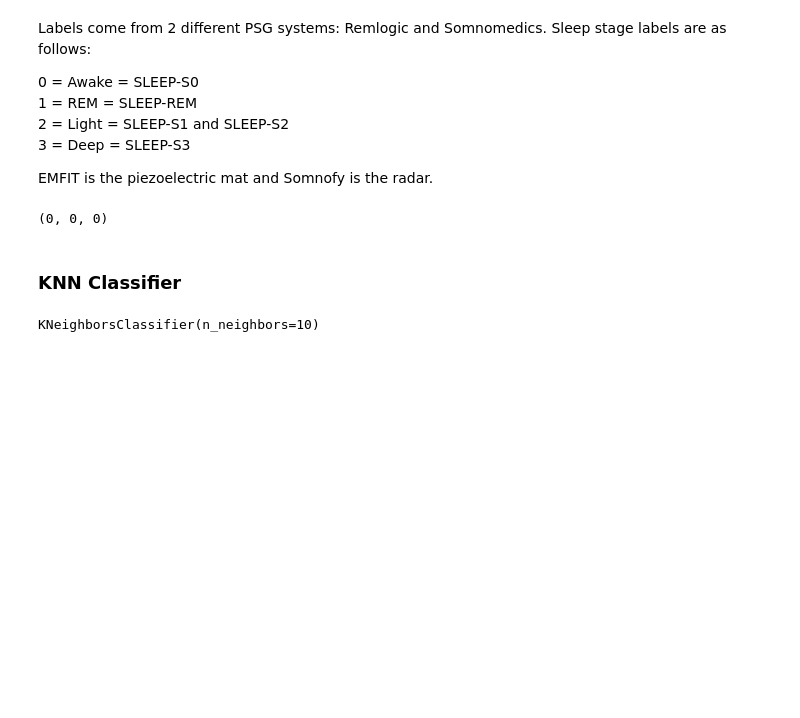
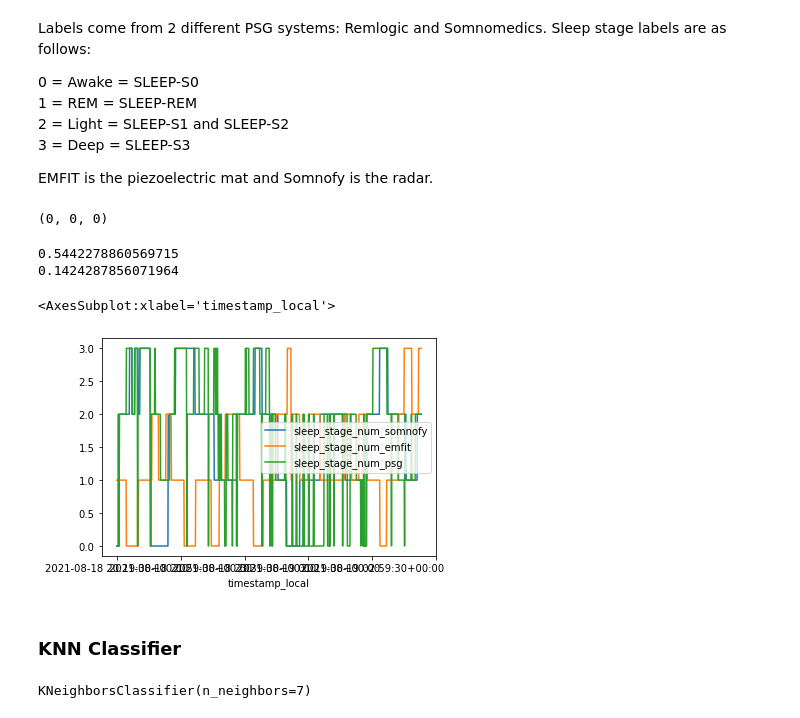
Before and after one commit to elifKurtay/ML_Sleep_Stages_Project, a Jupyter notebook: scripts/MLModels.ipynb, the cells around one changed output. Cells and saved outputs as stored; diff of their text form; code cells hidden in the pictures; blank space fills up the shorter version.

```diff
--- a/scripts/MLModels.ipynb
+++ b/scripts/MLModels.ipynb
@@ -22,7 +22,7 @@ from sklearn.metrics import confusion_matrix, classification_report, accuracy_sc
 import numpy as np
 from helpers import *
 # %%
-subjectID = PARTICIPANT_IDS[1]
+subjectID = PARTICIPANT_IDS[0]
 sleep_stages, nan_counts = impute_data(subjectID)
 print(nan_counts)
 # %% [output]
@@ -32,13 +32,24 @@ labels = sleep_stages["sleep_stage_num_psg"]
 features = sleep_stages.drop(columns="sleep_stage_num_psg")
 size = sleep_stages.shape[0]
 divide_ind = int(size*.7)
+# %%
+print(accuracy_score(sleep_stages["sleep_stage_num_somnofy"][:divide_ind], labels[:divide_ind]))
+print(accuracy_score(sleep_stages["sleep_stage_num_emfit"][:divide_ind], labels[:divide_ind]))
+# %% [output]
+0.5442278860569715
+0.1424287856071964
+# %%
+sleep_stages.plot()
+# %% [output]
+<AxesSubplot:xlabel='timestamp_local'>
+[figure, added]
 # %% [markdown]
 ### KNN Classifier
 # %%
-knn_classifier = KNeighborsClassifier(n_neighbors=10)
+knn_classifier = KNeighborsClassifier(n_neighbors=7)
 knn_classifier.fit(features[:divide_ind], labels[:divide_ind])
 # %% [output]
-KNeighborsClassifier(n_neighbors=10)
+KNeighborsClassifier(n_neighbors=7)
 # %%
 preds = knn_classifier.predict(features[divide_ind:])
 # %%
```
Also changed, not shown: parts of 1 cell of this notebook, 3 other files.
